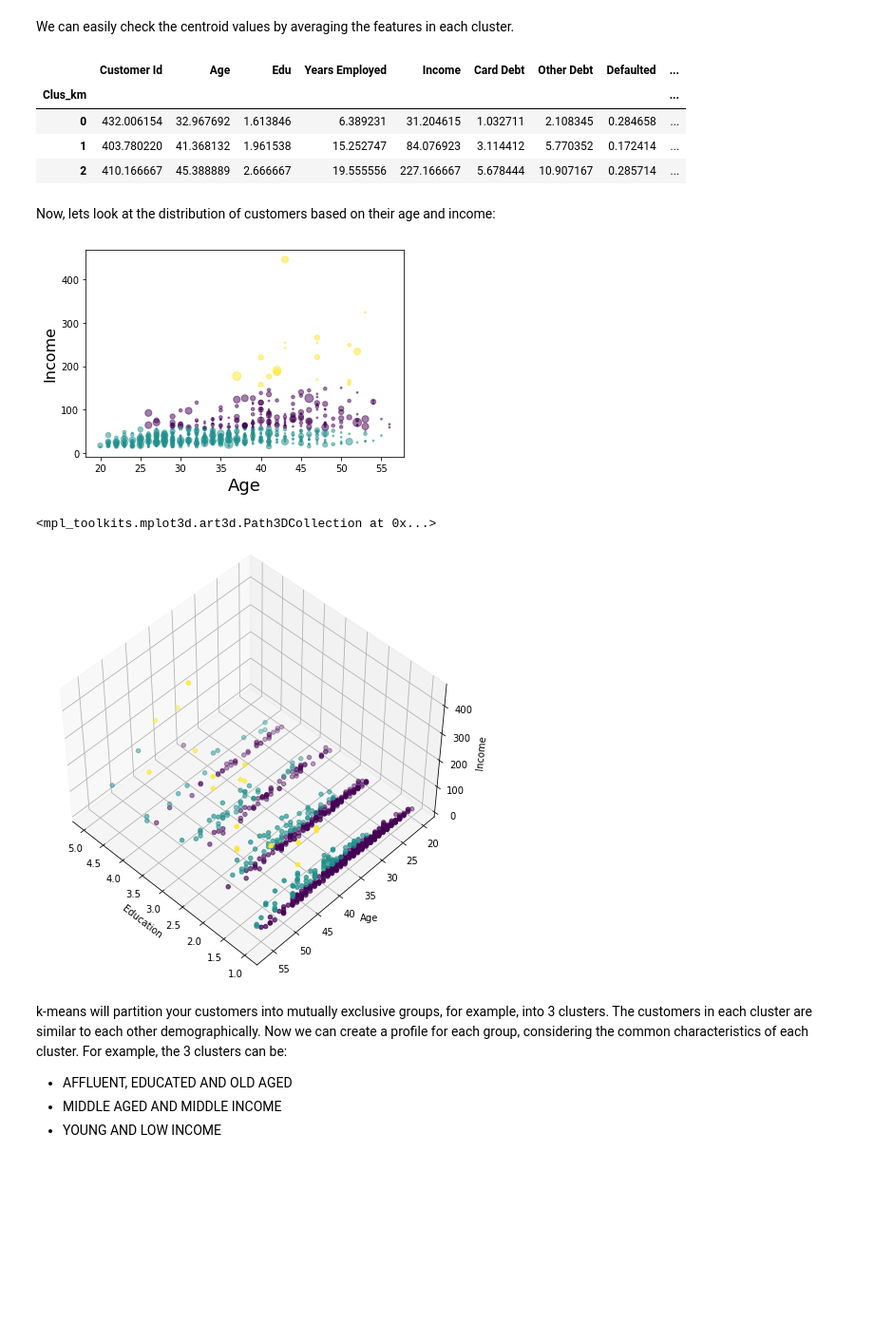
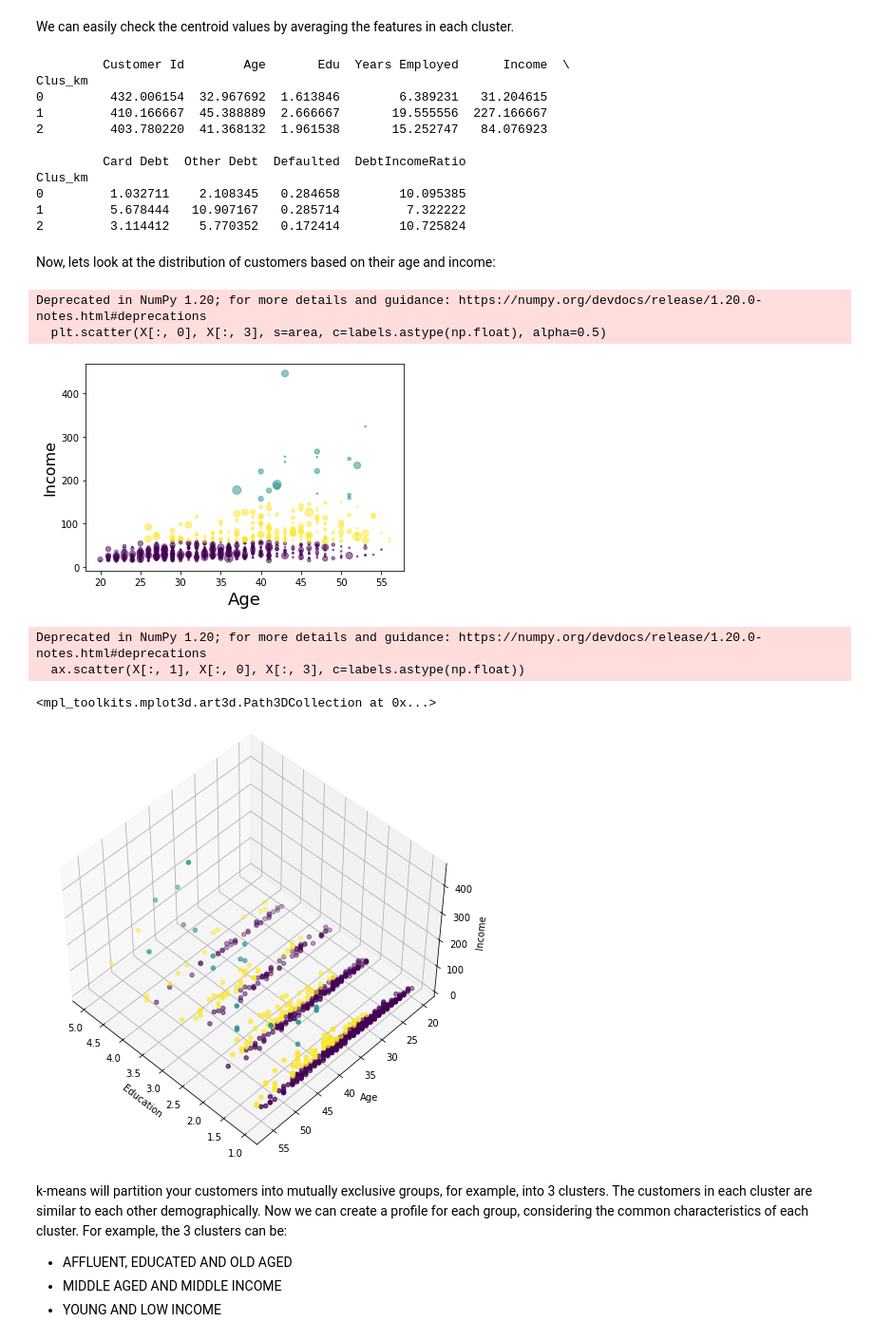
Before and after one commit to sazk07/IBM-Data-Science, a Jupyter notebook: Machine Learning with Python/ML0101EN-Clus-K-Means-Customer-Seg.ipynb, the cells around one changed output. Shown at 95% size. Saved outputs shown, nothing was run; the diff lists cells and outputs as text; code cells hidden in the pictures; blank space fills up the shorter version.

```diff
--- a/Machine Learning with Python/ML0101EN-Clus-K-Means-Customer-Seg.ipynb
+++ b/Machine Learning with Python/ML0101EN-Clus-K-Means-Customer-Seg.ipynb
@@ -325,8 +335,8 @@ In our example (if we didn't have access to the k-means algorithm), it would be
 
 Lets apply k-means on our dataset, and take look at cluster labels.
 # %%
-clusterNum = 3
-k_means = KMeans(init = "k-means++", n_clusters = clusterNum, n_init = 12)
+CLUSTER_NUM = 3
+k_means = KMeans(init="k-means++", n_clusters=CLUSTER_NUM, n_init=12)
 k_means.fit(X)
 labels = k_means.labels_
 print(labels)
@@ -364,42 +381,45 @@ df.head(5)
 # %% [markdown]
 We can easily check the centroid values by averaging the features in each cluster.
 # %%
-df.groupby('Clus_km').mean()
+print(df.groupby("Clus_km").mean())
 # %% [output]
-|  | Customer Id | Age | Edu | Years Employed | Income | Card Debt | Other Debt | Defaulted | ... |
-| Clus_km |  |  |  |  |  |  |  |  | ... |
-| 0 | 432.006154 | 32.967692 | 1.613846 | 6.389231 | 31.204615 | 1.032711 | 2.108345 | 0.284658 | ... |
-| 1 | 403.780220 | 41.368132 | 1.961538 | 15.252747 | 84.076923 | 3.114412 | 5.770352 | 0.172414 | ... |
-| 2 | 410.166667 | 45.388889 | 2.666667 | 19.555556 | 227.166667 | 5.678444 | 10.907167 | 0.285714 | ... |
+         Customer Id        Age       Edu  Years Employed      Income  \
+Clus_km
+0         432.006154  32.967692  1.613846        6.389231   31.204615
+1         410.166667  45.388889  2.666667       19.555556  227.166667
+2         403.780220  41.368132  1.961538       15.252747   84.076923
+
+         Card Debt  Other Debt  Defaulted  DebtIncomeRatio
+Clus_km
+0         1.032711    2.108345   0.284658        10.095385
+1         5.678444   10.907167   0.285714         7.322222
+2         3.114412    5.770352   0.172414        10.725824
 # %% [markdown]
 Now, lets look at the distribution of customers based on their age and income:
 # %%
-area = np.pi * ( X[:, 1])**2
+area = np.pi * (X[:, 1]) ** 2
 plt.scatter(X[:, 0], X[:, 3], s=area, c=labels.astype(np.float), alpha=0.5)
-plt.xlabel('Age', fontsize=18)
-plt.ylabel('Income', fontsize=16)
-
+plt.xlabel("Age", fontsize=18)
+plt.ylabel("Income", fontsize=16)
 plt.show()
 # %% [output]
+Deprecated in NumPy 1.20; for more details and guidance: https://numpy.org/devdocs/release/1.20.0-notes.html#deprecations
+  plt.scatter(X[:, 0], X[:, 3], s=area, c=labels.astype(np.float), alpha=0.5)
-[figure, old version]
+[figure, new version]
 # %%
-from mpl_toolkits.mplot3d import Axes3D
 fig = plt.figure(1, figsize=(8, 6))
 plt.clf()
-ax = Axes3D(fig, rect=[0, 0, .95, 1], elev=48, azim=134)
-
+ax = Axes3D(fig, rect=[0, 0, 0.95, 1], elev=48, azim=134)
 plt.cla()
-# plt.ylabel('Age', fontsize=18)
-# plt.xlabel('Income', fontsize=16)
-# plt.zlabel('Education', fontsize=16)
-ax.set_xlabel('Education')
-ax.set_ylabel('Age')
-ax.set_zlabel('Income')
-
-ax.scatter(X[:, 1], X[:, 0], X[:, 3], c= labels.astype(np.float))
+ax.set_xlabel("Education")
+ax.set_ylabel("Age")
+ax.set_zlabel("Income")
+ax.scatter(X[:, 1], X[:, 0], X[:, 3], c=labels.astype(np.float))
 # %% [output]
-<mpl_toolkits.mplot3d.art3d.Path3DCollection at 0x...>
+Deprecated in NumPy 1.20; for more details and guidance: https://numpy.org/devdocs/release/1.20.0-notes.html#deprecations
+  ax.scatter(X[:, 1], X[:, 0], X[:, 3], c=labels.astype(np.float))
+<mpl_toolkits.mplot3d.art3d.Path3DCollection at 0x...>
-[figure, old version]
+[figure, new version]
 # %% [markdown]
 k-means will partition your customers into mutually exclusive groups, for example, into 3 clusters. The customers in each cluster are similar to each other demographically.
 Now we can create a profile for each group, considering the common characteristics of each cluster.
```
Also changed, not shown: parts of 18 cells of this notebook, 8 other files.
